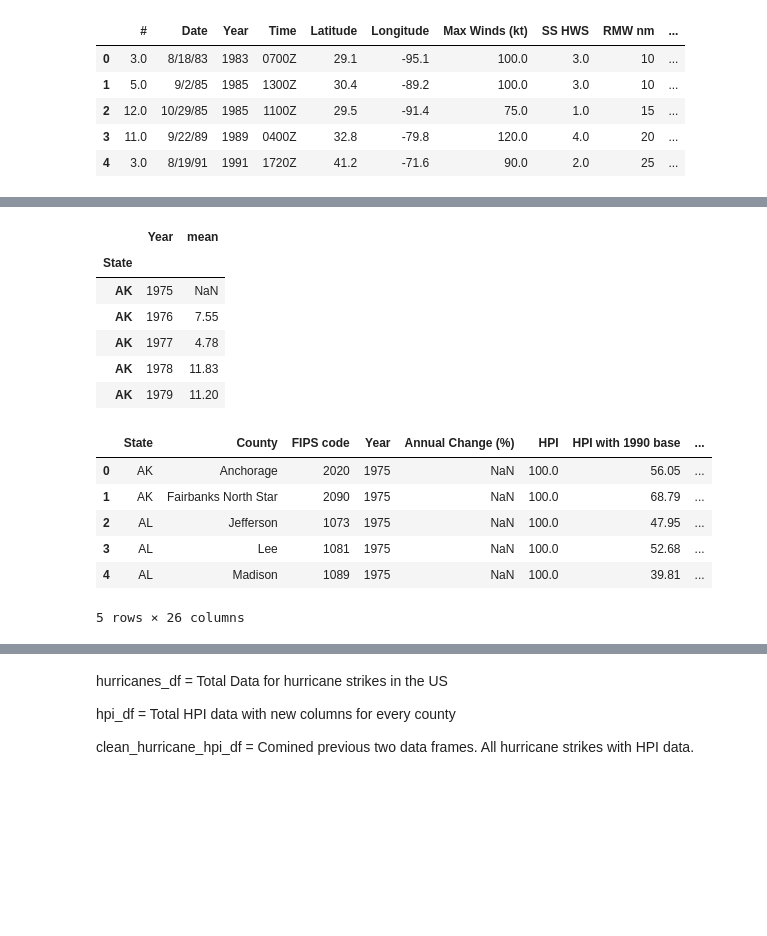
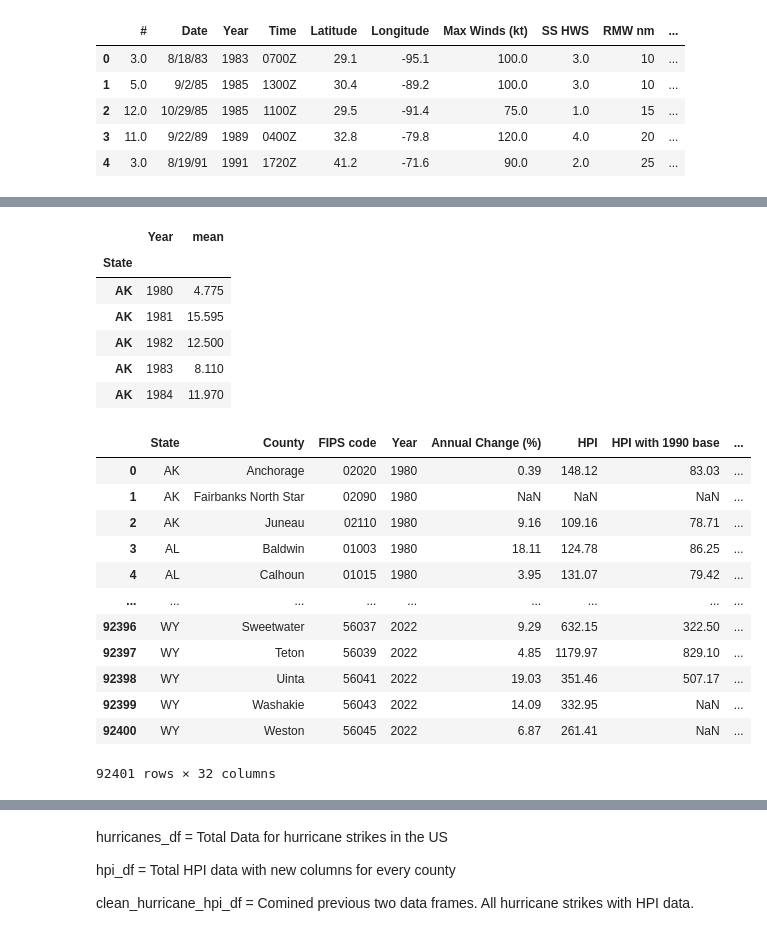
Before and after one commit to chrisadamsv/Dream-Team-Project1, a Jupyter notebook: Project_Data/Group 4 Project 1 MAIN.ipynb, the cells around one changed output, grey strips where cells are left out. Cells and saved outputs as stored; diff of their text form; code cells hidden in the pictures; blank space fills up the shorter version.

```diff
--- a/Project_Data/Group 4 Project 1 MAIN.ipynb
+++ b/Project_Data/Group 4 Project 1 MAIN.ipynb
@@ -122,0 +156,5 @@ hpi_df.head()
+# %%
+#Merge income an hpi datasets
+income_hpi_df = pd.merge(hpi_df,income_df,on = ['FIPS code','Year'],how='outer')
+income_hpi_df = income_hpi_df.dropna(subset=['HPI','PerCapita Income'])
+income_hpi_df
@@ -262,0 +345,5 @@ hpi_df_csv.head()
+# %%
+hpi_income_df_csv = pd.read_csv('Output_CSVs/hpi_income_df.csv')
+hpi_income_df_csv['FIPS code'] = hpi_income_df_csv['FIPS code'].astype(str)
+hpi_income_df_csv['FIPS code'] = hpi_income_df_csv['FIPS code'].apply(lambda x: x.zfill(5))
+hpi_income_df_csv.head()
@@ -263,6 +358,6 @@ hpi_df_csv.head()
 # %%
 #Create an aggregate table to determine mean and median by year by state and by nation
-by_nation = hpi_df_csv.groupby(['Year'])
+by_nation = hpi_income_df_csv.groupby(['Year'])
 change_by_nation = by_nation['Annual Change (%)'].agg(['mean'])
 change_by_nation.head()
 # %% [output]
@@ -323,31 +418,37 @@ change_by_nation.head()
 # %%
-by_state = hpi_df_csv.groupby(['State','Year'])
+by_state = hpi_income_df_csv.groupby(['State','Year'])
 change_by_state = by_state['Annual Change (%)'].agg(['mean'])
 change_by_state = change_by_state.reset_index(level=1)
 change_by_state.head()
 # %% [output]
 |  | Year | mean |
 | State |  |  |
-| AK | 1975 | NaN |
-| AK | 1976 | 7.55 |
-| AK | 1977 | 4.78 |
-| AK | 1978 | 11.83 |
-| AK | 1979 | 11.20 |
+| AK | 1980 | 4.775 |
+| AK | 1981 | 15.595 |
+| AK | 1982 | 12.500 |
+| AK | 1983 | 8.110 |
+| AK | 1984 | 11.970 |
 # %%
 #Add the state and national data to the HPI dataframe
-merged_df = pd.merge(hpi_df_csv,change_by_nation,on = ['Year'],how='outer')
+merged_df = pd.merge(hpi_income_df_csv,change_by_nation,on = ['Year'],how='outer')
 merged_df2 = pd.merge(merged_df,change_by_state,on=['Year','State'],how='outer')
-clean_new_hpi = merged_df2.rename(columns={'mean_x':'National AC Mean','median_x':'National AC Median',
+clean_new_hpi_df = merged_df2.rename(columns={'mean_x':'National AC Mean','median_x':'National AC Median',
                                           'mean_y':'State AC Mean','median_y':'State AC Median'})
 #Display dataframe
-clean_new_hpi.head()
+clean_new_hpi_df
 # %% [output]
 |  | State | County | FIPS code | Year | Annual Change (%) | HPI | HPI with 1990 base | ... |
-| 0 | AK | Anchorage | 2020 | 1975 | NaN | 100.0 | 56.05 | ... |
-| 1 | AK | Fairbanks North Star | 2090 | 1975 | NaN | 100.0 | 68.79 | ... |
-| 2 | AL | Jefferson | 1073 | 1975 | NaN | 100.0 | 47.95 | ... |
-| 3 | AL | Lee | 1081 | 1975 | NaN | 100.0 | 52.68 | ... |
-| 4 | AL | Madison | 1089 | 1975 | NaN | 100.0 | 39.81 | ... |
+| 0 | AK | Anchorage | 02020 | 1980 | 0.39 | 148.12 | 83.03 | ... |
+| 1 | AK | Fairbanks North Star | 02090 | 1980 | NaN | NaN | NaN | ... |
+| 2 | AK | Juneau | 02110 | 1980 | 9.16 | 109.16 | 78.71 | ... |
+| 3 | AL | Baldwin | 01003 | 1980 | 18.11 | 124.78 | 86.25 | ... |
+| 4 | AL | Calhoun | 01015 | 1980 | 3.95 | 131.07 | 79.42 | ... |
+| ... | ... | ... | ... | ... | ... | ... | ... | ... |
+| 92396 | WY | Sweetwater | 56037 | 2022 | 9.29 | 632.15 | 322.50 | ... |
+| 92397 | WY | Teton | 56039 | 2022 | 4.85 | 1179.97 | 829.10 | ... |
+| 92398 | WY | Uinta | 56041 | 2022 | 19.03 | 351.46 | 507.17 | ... |
+| 92399 | WY | Washakie | 56043 | 2022 | 14.09 | 332.95 | NaN | ... |
+| 92400 | WY | Weston | 56045 | 2022 | 6.87 | 261.41 | NaN | ... |
-5 rows × 26 columns
+92401 rows × 32 columns
 # %%
 #Merge HPI data with hurricane data
```
Also changed, not shown: parts of 13 cells of this notebook.
